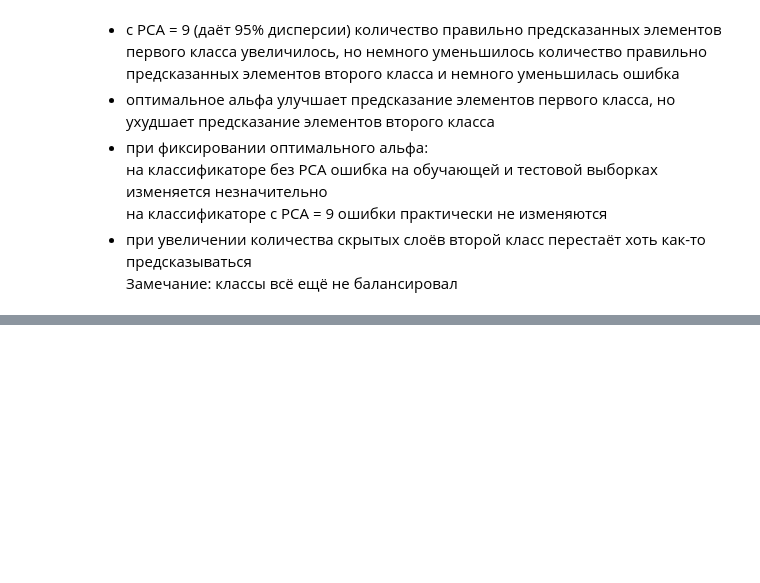
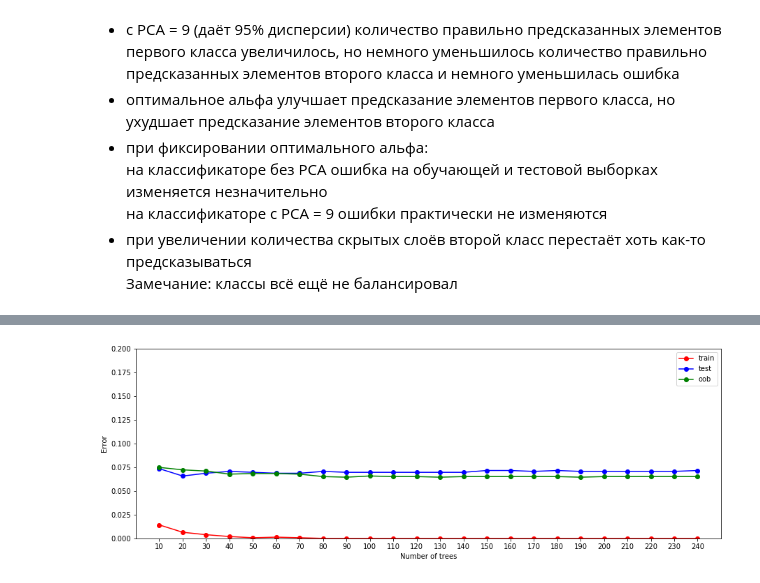
Before and after one commit to weeellz/machinelearning, a Jupyter notebook: seismic-bumps.ipynb, the cells around one changed output, grey strips where cells are left out. Drawn from its saved outputs; the diff is of its cells as text; code cells hidden in the pictures; blank space fills up the shorter version.

Commit message:
Trees

```diff
--- a/seismic-bumps.ipynb
+++ b/seismic-bumps.ipynb
@@ -926,0 +957,19 @@ plt.show()
+# %%
+trees_number = range(10, 250, 10)
+test_err = []
+train_err = []
+oob_err = []
+for number in trees_number:
+    print(f'{number}:')
+    rfc = RandomForestClassifier(n_estimators=number, random_state=42, warm_start=True, oob_score=True)
+    rfc.fit(X_train, y_train)
+
+    y_train_pred = rfc.predict(X_train)
+    y_test_pred = rfc.predict(X_test)
+    train_err.append(np.mean(y_train != y_train_pred))
+    test_err.append(np.mean(y_test != y_test_pred))
+    oob_err.append(1 - rfc.oob_score_)
+    print(confusion_matrix(y_test, y_test_pred))
+    print(np.mean(y_train != y_train_pred))
+    print(np.mean(y_test != y_test_pred))
+    print(1 - rfc.oob_score_)
@@ -926,0 +1007,21 @@ plt.show()
+# %%
+plt.rcParams["figure.figsize"] = (15, 5)
+fig, ax = plt.subplots()
+xi = trees_number
+y1 = train_err
+y2 = test_err
+y3 = oob_err
+
+plt.ylim(0.0,0.2)
+plt.plot(xi, y1, marker='o', linestyle='-', color='r', label = 'train')
+plt.plot(xi, y2, marker='o', linestyle='-', color='b', label = 'test')
+plt.plot(xi, y3, marker='o', linestyle='-', color='g', label = 'oob')
+
+plt.xlabel('Number of trees')
+plt.xlim(0, 250)
+plt.xticks(xi)
+plt.ylabel('Error')
+plt.legend()
+plt.show()
+# %% [output]
+[figure, added]
```
Also changed, not shown: parts of 17 cells of this notebook.
